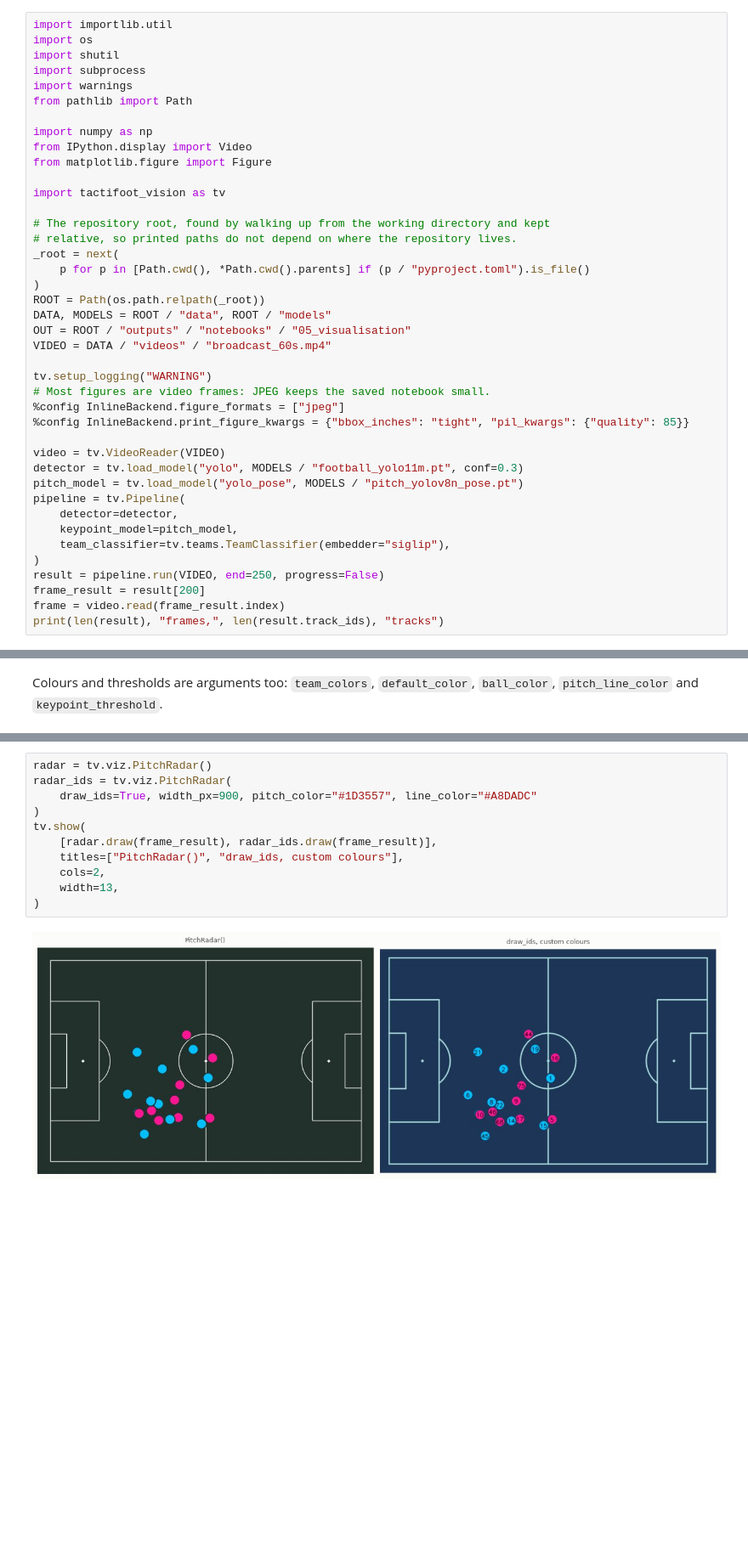
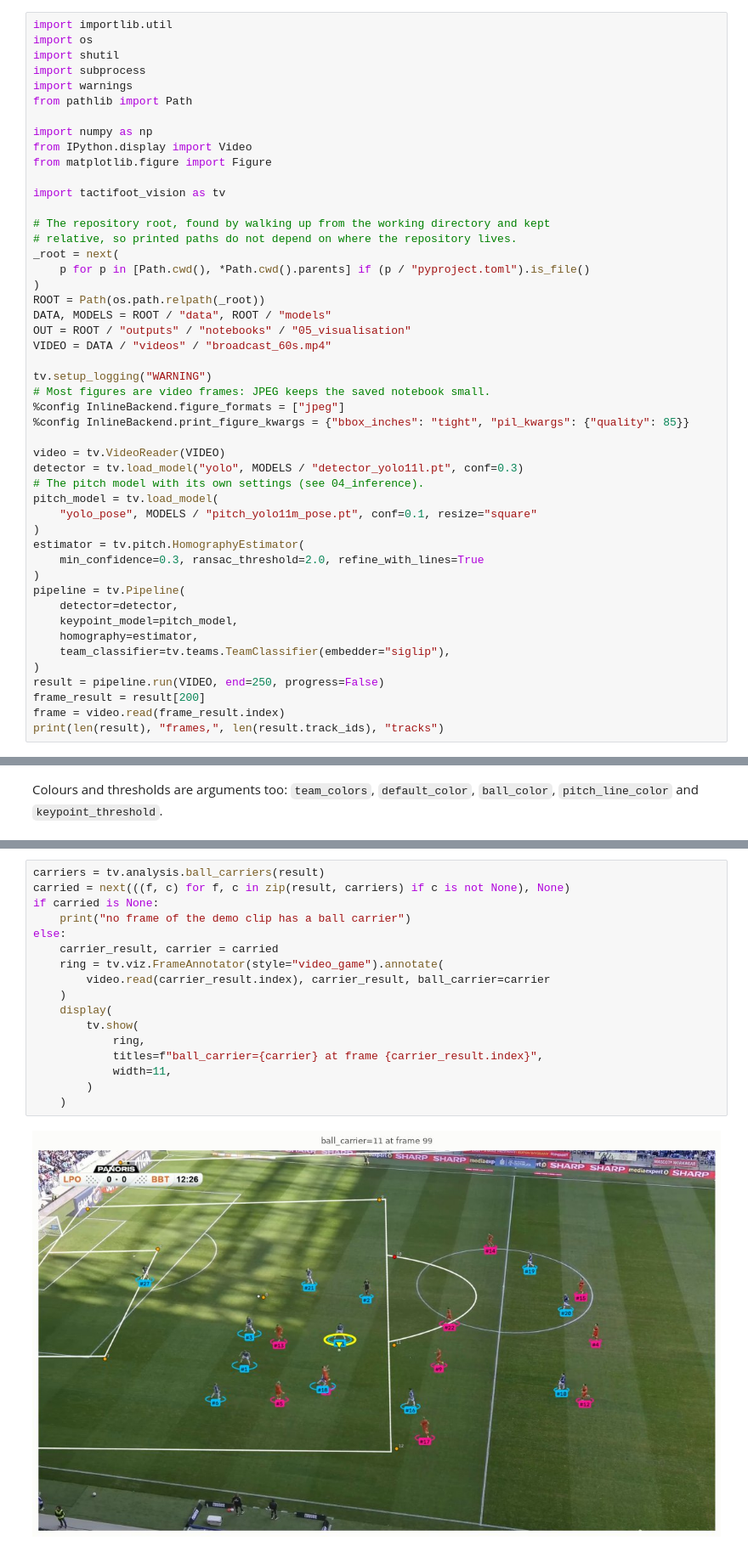
Before and after one commit to RedHot099/TactiFootVision, a Jupyter notebook: notebooks/05_visualisation.ipynb, the cells around one changed output, grey strips where cells are left out. Shown at 85% size. Drawn from its saved outputs; the diff is of its cells as text; blank space fills up the shorter version.

Commit message:
Notebooks 03 to 05: outputs of the run on omarchy (lab job 1114-010746-e3177b2)
The SAM2 cells of 04 print "Skipped": the lab job worktree has no external/.

```diff
--- a/notebooks/05_visualisation.ipynb
+++ b/notebooks/05_visualisation.ipynb
@@ -45,11 +45,18 @@ tv.setup_logging("WARNING")
 %config InlineBackend.print_figure_kwargs = {"bbox_inches": "tight", "pil_kwargs": {"quality": 85}}
 
 video = tv.VideoReader(VIDEO)
-detector = tv.load_model("yolo", MODELS / "football_yolo11m.pt", conf=0.3)
-pitch_model = tv.load_model("yolo_pose", MODELS / "pitch_yolov8n_pose.pt")
+detector = tv.load_model("yolo", MODELS / "detector_yolo11l.pt", conf=0.3)
+# The pitch model with its own settings (see 04_inference).
+pitch_model = tv.load_model(
+    "yolo_pose", MODELS / "pitch_yolo11m_pose.pt", conf=0.1, resize="square"
+)
+estimator = tv.pitch.HomographyEstimator(
+    min_confidence=0.3, ransac_threshold=2.0, refine_with_lines=True
+)
 pipeline = tv.Pipeline(
     detector=detector,
     keypoint_model=pitch_model,
+    homography=estimator,
     team_classifier=tv.teams.TeamClassifier(embedder="siglip"),
 )
 result = pipeline.run(VIDEO, end=250, progress=False)
@@ -158,14 +149,20 @@ arguments.
 # %%
-radar = tv.viz.PitchRadar()
-radar_ids = tv.viz.PitchRadar(
-    draw_ids=True, width_px=900, pitch_color="#1D3557", line_color="#A8DADC"
-)
-tv.show(
-    [radar.draw(frame_result), radar_ids.draw(frame_result)],
-    titles=["PitchRadar()", "draw_ids, custom colours"],
-    cols=2,
-    width=13,
-)
+carriers = tv.analysis.ball_carriers(result)
+carried = next(((f, c) for f, c in zip(result, carriers) if c is not None), None)
+if carried is None:
+    print("no frame of the demo clip has a ball carrier")
+else:
+    carrier_result, carrier = carried
+    ring = tv.viz.FrameAnnotator(style="video_game").annotate(
+        video.read(carrier_result.index), carrier_result, ball_carrier=carrier
+    )
+    display(
+        tv.show(
+            ring,
+            titles=f"ball_carrier={carrier} at frame {carrier_result.index}",
+            width=11,
+        )
+    )
 # %% [output]
-[figure, old version]
+[figure, new version]
 # %% [markdown]
```
Also changed, not shown: parts of 43 cells of this notebook, 3 other files.
